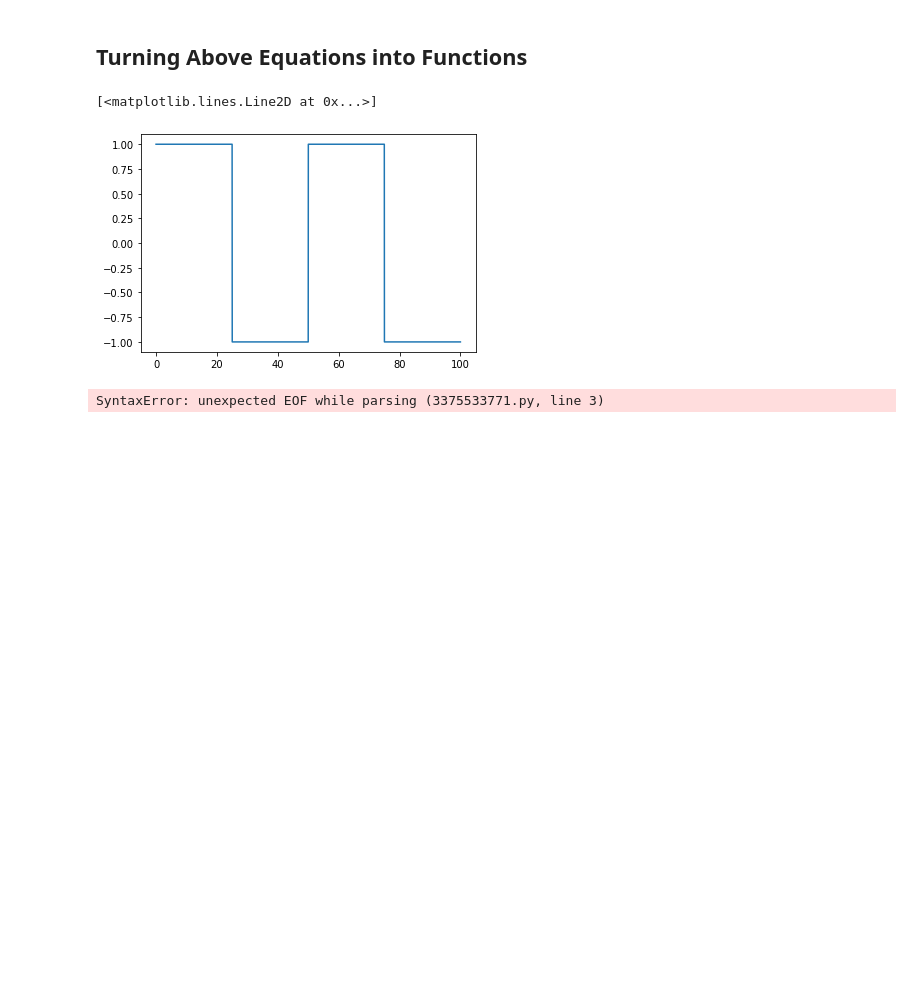
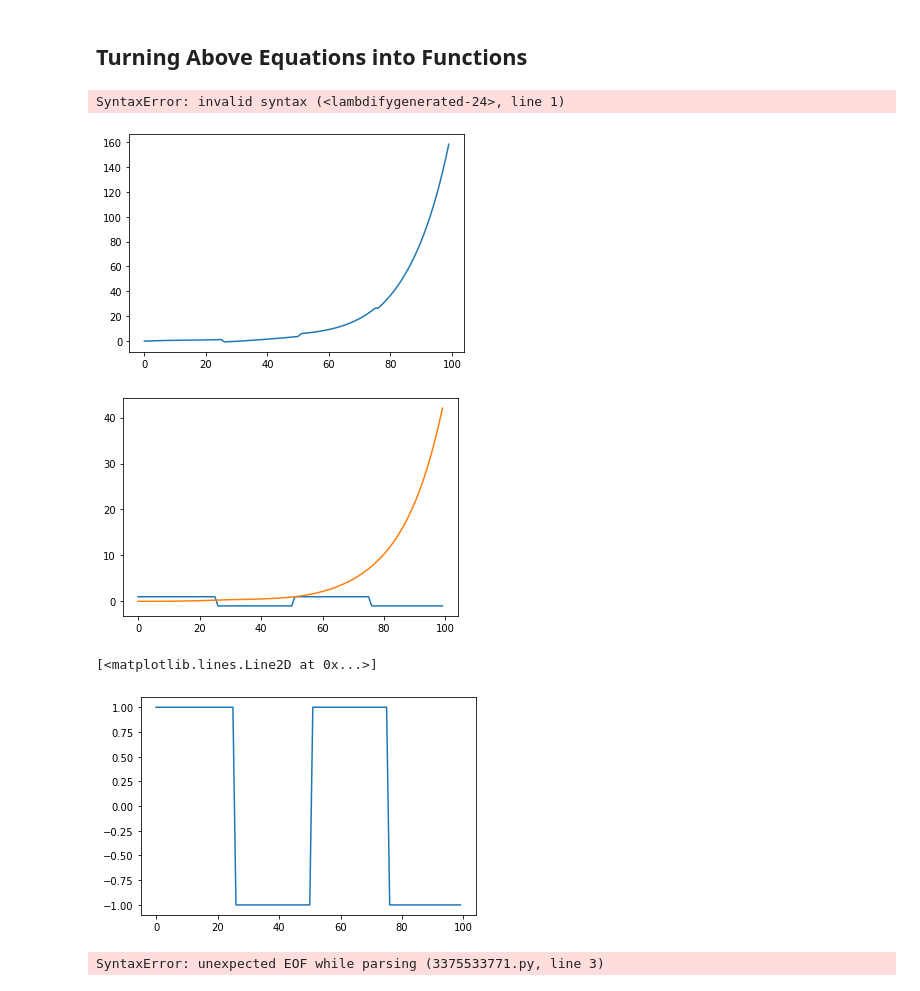
Before and after one commit to cplan082-tech/Adaptive_Control, a Jupyter notebook: examples/Example 3 from course notes_new.ipynb, the cells around one changed output. Saved outputs shown, nothing was run; the diff lists cells and outputs as text; code cells hidden in the pictures; blank space fills up the shorter version.

```diff
--- a/examples/Example 3 from course notes_new.ipynb
+++ b/examples/Example 3 from course notes_new.ipynb
@@ -361,36 +363,67 @@ $\displaystyle u_{0}(kT) =0.000603500301750151 u(k) + 0.0012070006035003 u(k-1)
 # %% [markdown]
 ## Turning Above Equations into Functions
 # %%
-y_k_func = lambdify([y_k1, y_k2, u_k, u_k1, u_k2], y_k_eq)
-u_k_func = lambdify([u_k_1, u_c_k, u_c_k_1,y_k, y_k_1, a, b], u_k_eq)
+yk_func = lambdify([y_k1, y_k2, u_k, u_k1, u_k2], y_k_eq)
+uk_func = lambdify([u_k_1, u_c_k, u_c_k_1,y_k, y_k_1, a, b], u_k_eq)
 y1_k_func = lambdify([y1_k_1, y1_k_2, y_k, y_k_2], y1_k_eq)
 u0_k_func = lambdify([u0_k_1, u0_k_2, u_k, u_k_1, u_k_2], u0_k_eq)
+# %% [output]
+SyntaxError: invalid syntax (<lambdifygenerated-24>, line 1)
 # %%
-import math as m
+sample_depth = 100
+sample_range = range(sample_depth)
+starting_samples = 2
 
-sample_depth = 100
-res = 100
+t = [i for i in sample_range]
+u_c = np.ones(sample_depth)*-1
+u_c[np.where([m.sin(t[i]*m.pi/25)>=0 for i in sample_range])] = 1
 
-hat_theta0 = np.array([2, 0.2]).reshape(-1,1)
-p = 100*np.identity(2)
-sigma = 0.01
-lambd = 0
+a = 1
+b = 1
 
-t = np.linspace(0,sample_depth,100*res)
-sample_range = len(t)
-u_c = np.ones(sample_range)*-1
-u_c[np.where([m.sin(t[i]*m.pi/25)>=0 for i in range(sample_range)])] = 1
+theta0 = np.array([a, b]).reshape(-1,1)
+theta_hat = [np.array([1]*starting_samples).reshape(-1,1) for _ in range(starting_samples)]
 
-y = [0]
-u = [0]
+y = [0]*starting_samples
+u = [0]*starting_samples
 
-y1 = [0]
-u0 = [0]
+y1 = [0]*starting_samples
+u0 = [0]*starting_samples
+
+lamb = 0
+I = np.identity(2)
+p = 100*I
+
+for k in range(2,sample_depth):
+    phi = np.array([-y1[-1], u0[-1]]).reshape(-1,1)
+
+    p = inv(inv(p) + phi@phi.T)
+    K = p@phi
+    theta_hat.append(theta_hat[-1] + K*(np.reshape(phi.T@theta0, ()) - phi.T@theta_hat[-1]))
+
+
+    u.append(np.reshape(uk_func(u[k-1], u_c[k], u_c[k-1], phi.T@theta0, y[k-1], theta_hat[-1][0], theta_hat[-1][1]), ()))
+    y.append(np.reshape(yk_func(y[k-1], y[k-2], u[k], u[k-1], u[k-2]), ()))
+
+    y1.append(np.reshape(y1_k_func(y1[k-1], y1[k-2], y[k], y[k-2]), ()))
+    u0.append(np.reshape(u0_k_func(u0[k-1], u0[k-2], u[k], u[k-1], u[k-2]), ()))
+
+
+# pd.DataFrame(np.asarray(theta_hat).reshape(-1,4,),
+#                    columns=['a1', 'a2', 'b0', 'b1'])
+plt.plot(t,u)
+plt.show()
 
 plt.plot(t,u_c)
+plt.plot(t,y)
+plt.show()
+
+plt.plot(t,u_c)
 # %% [output]
+[figure, new version]
+[figure, added]
 [<matplotlib.lines.Line2D at 0x...>]
-[figure, old version]
+[figure, added]
 # %%
 for i in range(1, sample_depth):
     try:
```
Also changed, not shown: parts of 1 cell of this notebook, 1 other file.
